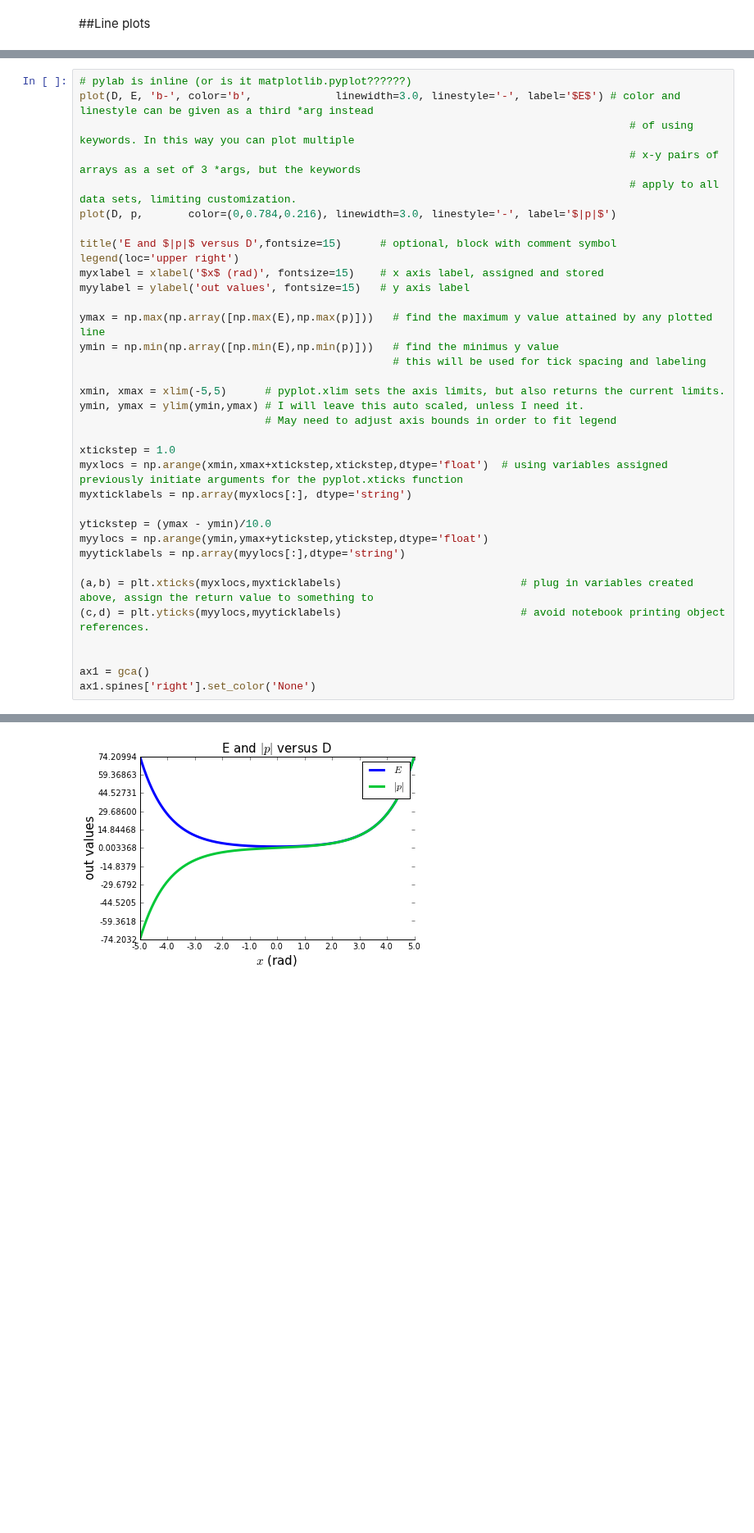
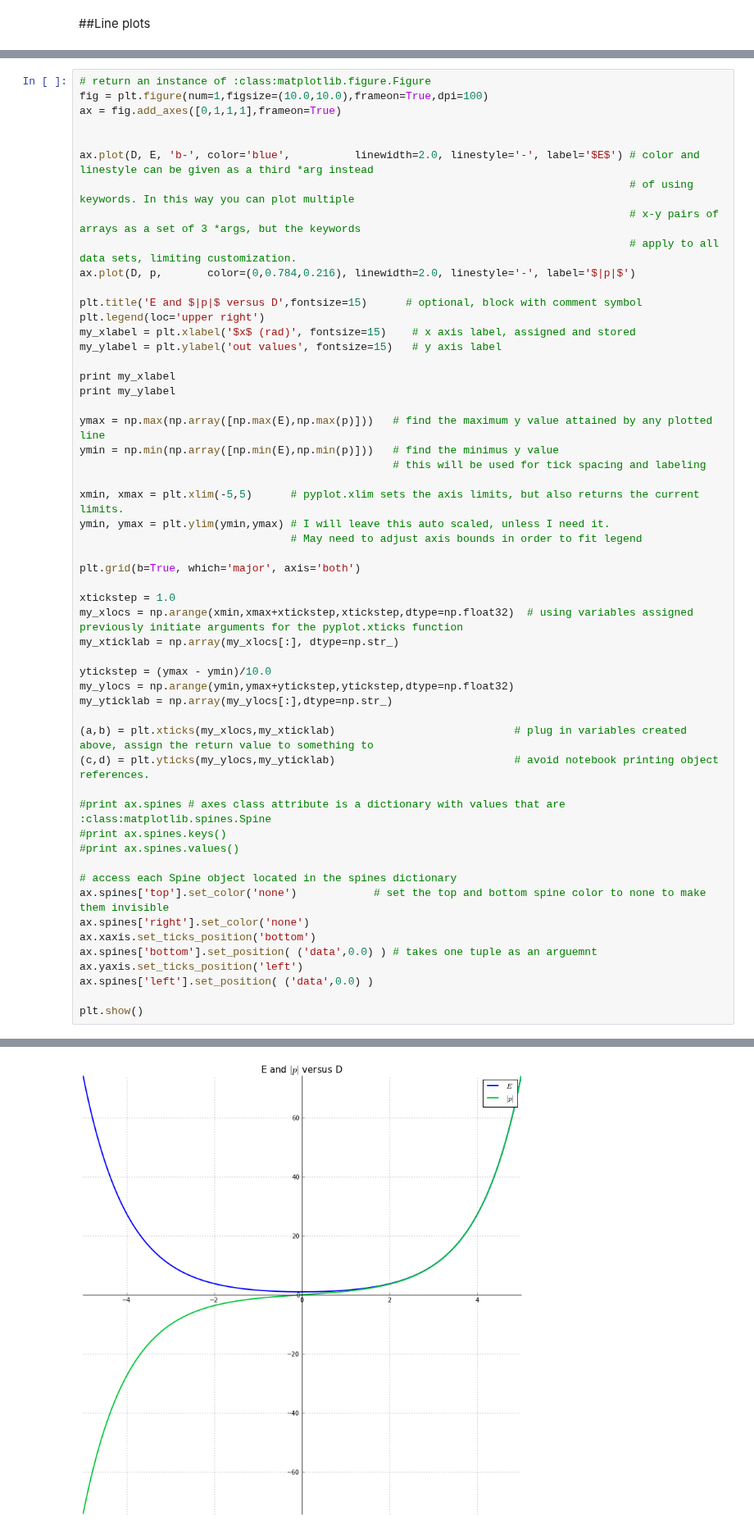
Before and after one commit to kbouch/PHYS202-S13, a Jupyter notebook: PlotTemplates.ipynb, the cells around one changed output, grey strips where cells are left out. Shown at 82% size. Drawn from its saved outputs; the diff is of its cells as text; blank space fills up the shorter version.

```diff
--- a/PlotTemplates.ipynb
+++ b/PlotTemplates.ipynb
@@ -14,38 +14,57 @@ E = np.cosh(D)  # The numpy version of hyperbolic cosine evalutes the function f
 
 p = np.sinh(D)  # Also store the results of evaluating hyperbolic sine over the domain.
 # %%
-# pylab is inline (or is it matplotlib.pyplot??????)
-plot(D, E, 'b-', color='b',             linewidth=3.0, linestyle='-', label='$E$') # color and linestyle can be given as a third *arg instead
+# return an instance of :class:matplotlib.figure.Figure
+fig = plt.figure(num=1,figsize=(10.0,10.0),frameon=True,dpi=100)
+ax = fig.add_axes([0,1,1,1],frameon=True)
+
+
+ax.plot(D, E, 'b-', color='blue',          linewidth=2.0, linestyle='-', label='$E$') # color and linestyle can be given as a third *arg instead
                                                                                       # of using keywords. In this way you can plot multiple
                                                                                       # x-y pairs of arrays as a set of 3 *args, but the keywords
                                                                                       # apply to all data sets, limiting customization.
-plot(D, p,       color=(0,0.784,0.216), linewidth=3.0, linestyle='-', label='$|p|$')
+ax.plot(D, p,       color=(0,0.784,0.216), linewidth=2.0, linestyle='-', label='$|p|$')
 
-title('E and $|p|$ versus D',fontsize=15)      # optional, block with comment symbol
-legend(loc='upper right')
-myxlabel = xlabel('$x$ (rad)', fontsize=15)    # x axis label, assigned and stored
-myylabel = ylabel('out values', fontsize=15)   # y axis label
+plt.title('E and $|p|$ versus D',fontsize=15)      # optional, block with comment symbol
+plt.legend(loc='upper right')
+my_xlabel = plt.xlabel('$x$ (rad)', fontsize=15)    # x axis label, assigned and stored
+my_ylabel = plt.ylabel('out values', fontsize=15)   # y axis label
+
+print my_xlabel
+print my_ylabel
 
 ymax = np.max(np.array([np.max(E),np.max(p)]))   # find the maximum y value attained by any plotted line
 ymin = np.min(np.array([np.min(E),np.min(p)]))   # find the minimus y value
                                                  # this will be used for tick spacing and labeling
 
-xmin, xmax = xlim(-5,5)      # pyplot.xlim sets the axis limits, but also returns the current limits.
-ymin, ymax = ylim(ymin,ymax) # I will leave this auto scaled, unless I need it.
-                             # May need to adjust axis bounds in order to fit legend
+xmin, xmax = plt.xlim(-5,5)      # pyplot.xlim sets the axis limits, but also returns the current limits.
+ymin, ymax = plt.ylim(ymin,ymax) # I will leave this auto scaled, unless I need it.
+                                 # May need to adjust axis bounds in order to fit legend
+
+plt.grid(b=True, which='major', axis='both')
 
 xtickstep = 1.0
-myxlocs = np.arange(xmin,xmax+xtickstep,xtickstep,dtype='float')  # using variables assigned previously initiate arguments for the pyplot.xticks function
-myxticklabels = np.array(myxlocs[:], dtype='string')
+my_xlocs = np.arange(xmin,xmax+xtickstep,xtickstep,dtype=np.float32)  # using variables assigned previously initiate arguments for the pyplot.xticks function
+my_xticklab = np.array(my_xlocs[:], dtype=np.str_)
 
 ytickstep = (ymax - ymin)/10.0
-myylocs = np.arange(ymin,ymax+ytickstep,ytickstep,dtype='float')
-myyticklabels = np.array(myylocs[:],dtype='string')
+my_ylocs = np.arange(ymin,ymax+ytickstep,ytickstep,dtype=np.float32)
+my_yticklab = np.array(my_ylocs[:],dtype=np.str_)
 
-(a,b) = plt.xticks(myxlocs,myxticklabels)                            # plug in variables created above, assign the return value to something to
-(c,d) = plt.yticks(myylocs,myyticklabels)                            # avoid notebook printing object references.
+(a,b) = plt.xticks(my_xlocs,my_xticklab)                            # plug in variables created above, assign the return value to something to
+(c,d) = plt.yticks(my_ylocs,my_yticklab)                            # avoid notebook printing object references.
 
+#print ax.spines # axes class attribute is a dictionary with values that are :class:matplotlib.spines.Spine
+#print ax.spines.keys()
+#print ax.spines.values()
 
-ax1 = gca()
-ax1.spines['right'].set_color('None')
+# access each Spine object located in the spines dictionary
+ax.spines['top'].set_color('none')            # set the top and bottom spine color to none to make them invisible
+ax.spines['right'].set_color('none')
+ax.xaxis.set_ticks_position('bottom')
+ax.spines['bottom'].set_position( ('data',0.0) ) # takes one tuple as an arguemnt
+ax.yaxis.set_ticks_position('left')
+ax.spines['left'].set_position( ('data',0.0) )
+
+plt.show()
 # %% [output]
@@ -52,4 +73,4 @@ ax1.spines['right'].set_color('None')
-[figure, old version]
+[figure, new version]
 # %%
 #pyplot.gca?
 #pyplot.xlim?
```
Also changed, not shown: parts of 1 cell of this notebook, 1 other file.
